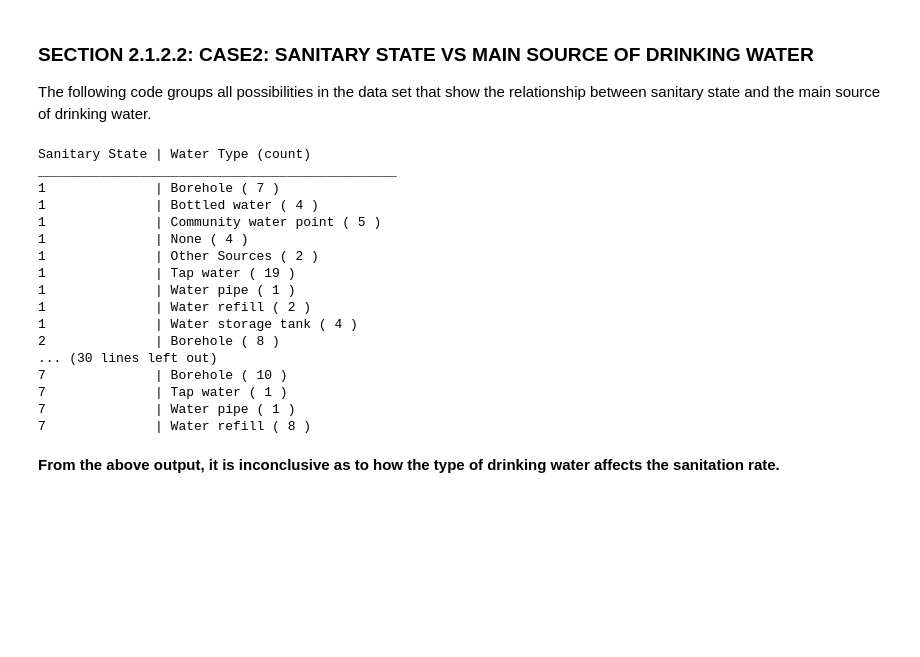
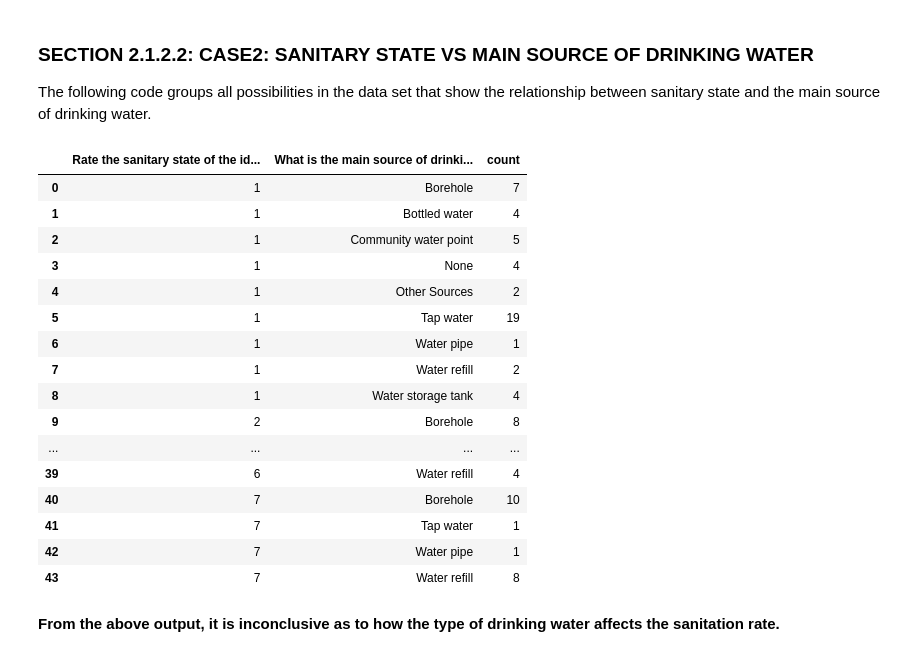
Before and after one commit to ruslanmasinjila/-CHOLERA-HYPER-SURVEILLANCE, a Jupyter notebook: cholera_hyper_surveillance.ipynb, the cells around one changed output. Cells and saved outputs as stored; diff of their text form; code cells hidden in the pictures; blank space fills up the shorter version.

```diff
--- a/cholera_hyper_surveillance.ipynb
+++ b/cholera_hyper_surveillance.ipynb
@@ -422,33 +401,25 @@ The following code groups all possibilities in the data set that show the relati
 # %%
 rate_water = pd.DataFrame()
 rate_water = sanitation_data[["Rate the sanitary state of the identified feature","What is the main source of drinking water in the area?"]]
-r_w=rate_water.groupby(["Rate the sanitary state of the identified feature","What is the main source of drinking water in the area?"]).size().reset_index().rename(columns={0:'count'})
-lst_sanitary_state=r_w["Rate the sanitary state of the identified feature"].to_list()
-lst_type_water = r_w["What is the main source of drinking water in the area?"].to_list()
-lst_count= r_w["count"].to_list()
-
-print("Sanitary State | Water Type (count)")
-print("______________________________________________")
-for i in range(len(lst_sanitary_state)):
-  print(lst_sanitary_state[i],"             |",lst_type_water[i], "(",lst_count[i],")")
+rate_water.groupby(["Rate the sanitary state of the identified feature","What is the main source of drinking water in the area?"]).size().reset_index().rename(columns={0:'count'})
 # %% [output]
-Sanitary State | Water Type (count)
-______________________________________________
-1              | Borehole ( 7 )
-1              | Bottled water ( 4 )
-1              | Community water point ( 5 )
-1              | None ( 4 )
-1              | Other Sources ( 2 )
-1              | Tap water ( 19 )
-1              | Water pipe ( 1 )
-1              | Water refill ( 2 )
-1              | Water storage tank ( 4 )
-2              | Borehole ( 8 )
-... (30 lines left out)
-7              | Borehole ( 10 )
-7              | Tap water ( 1 )
-7              | Water pipe ( 1 )
-7              | Water refill ( 8 )
+|  | Rate the sanitary state of the id... | What is the main source of drinki... | count |
+| 0 | 1 | Borehole | 7 |
+| 1 | 1 | Bottled water | 4 |
+| 2 | 1 | Community water point | 5 |
+| 3 | 1 | None | 4 |
+| 4 | 1 | Other Sources | 2 |
+| 5 | 1 | Tap water | 19 |
+| 6 | 1 | Water pipe | 1 |
+| 7 | 1 | Water refill | 2 |
+| 8 | 1 | Water storage tank | 4 |
+| 9 | 2 | Borehole | 8 |
+| ... | ... | ... | ... |
+| 39 | 6 | Water refill | 4 |
+| 40 | 7 | Borehole | 10 |
+| 41 | 7 | Tap water | 1 |
+| 42 | 7 | Water pipe | 1 |
+| 43 | 7 | Water refill | 8 |
 # %% [markdown]
 **From the above output, it is inconclusive as to how the type of drinking water affects the sanitation rate.**
 # %% [markdown]
```
Also changed, not shown: parts of 14 cells of this notebook.
